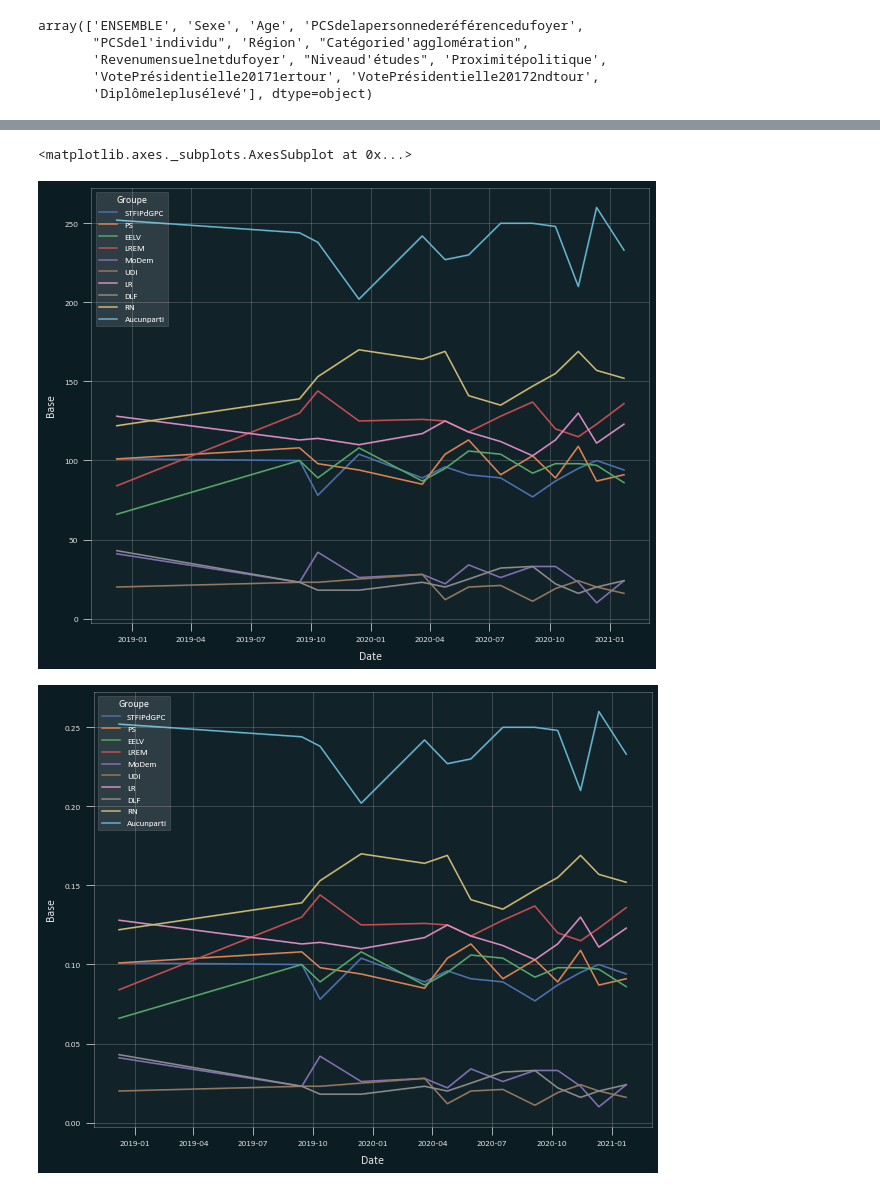
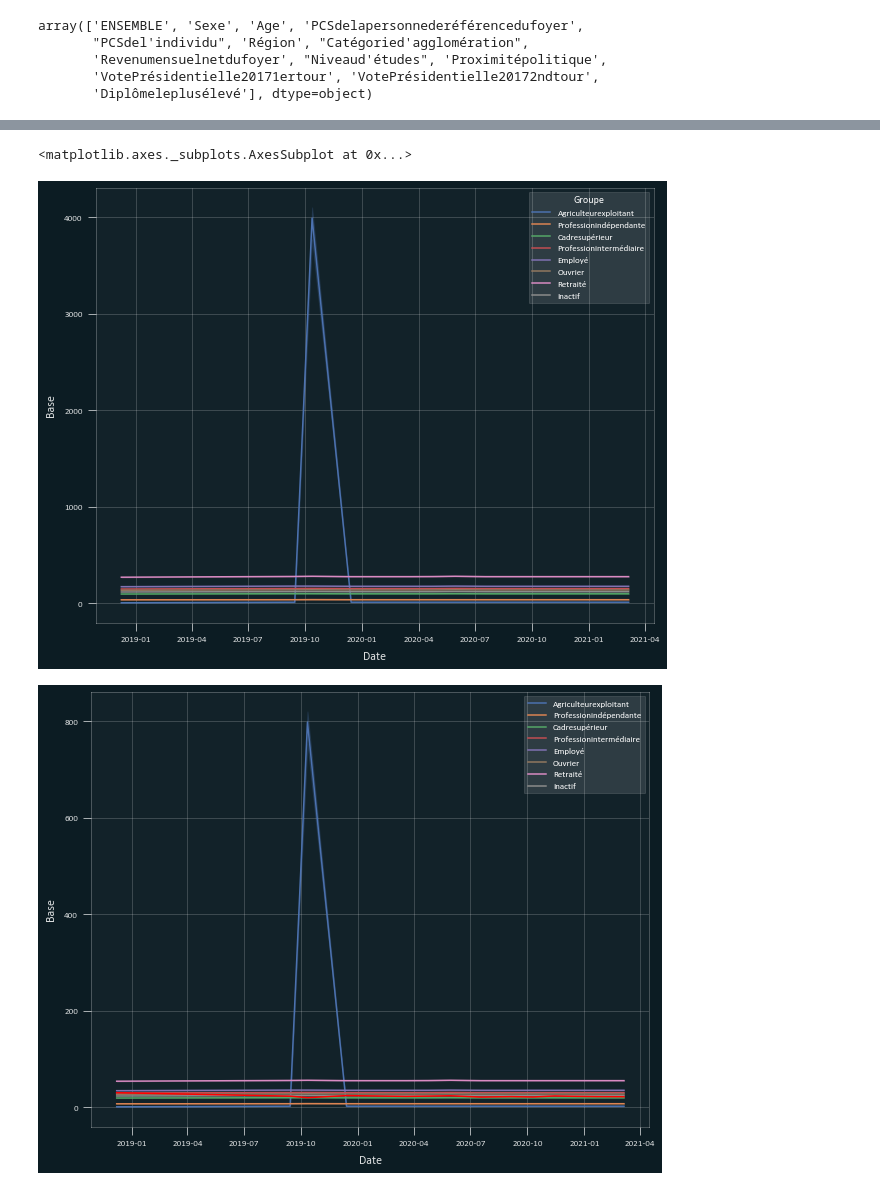
Before and after one commit to NyxAether/mesure_instituts_sondage, a Jupyter notebook: ipsos/ipsos_summary.ipynb, the cells around one changed output, grey strips where cells are left out. Cells and saved outputs as stored; diff of their text form; code cells hidden in the pictures.

```diff
--- a/ipsos/ipsos_summary.ipynb
+++ b/ipsos/ipsos_summary.ipynb
@@ -53,7 +55,7 @@ def error_in_margin(p,n,variation,Za=1.96,double_margin=True):
     # Compute err old values
     old_err=error_p(old_p/100,n,Za)*100
     if double_margin:
-        return (np.abs(variation)<=err+old_err) & variation!=0
+        return (np.abs(variation)<=error_p(p/100,n,2.328)*100) & variation!=0
     else:
         return (np.abs(variation)<=err) & variation!=0
 # %%
@@ -108,8 +110,8 @@ print(sum_in_margin/total_lines)
 Nom ='Edouard PHILIPPE'
 d_margin_err=True
 
-data_f['Inexploitable Favorable']=error_in_margin(data_f['ST Favorable'],data_f["Base"],data_f['Evolution ST Favorable'],1.196,double_margin=d_margin_err)
-data_f['Inexploitable Défavorable']=error_in_margin(data_f['ST Défavorable'],data_f["Base"],data_f['Evolution ST Défavorable'],1.196,double_margin=d_margin_err)
+data_f['Inexploitable Favorable']=error_in_margin(data_f['ST Favorable'],data_f["Base"],data_f['Evolution ST Favorable'],double_margin=d_margin_err)
+data_f['Inexploitable Défavorable']=error_in_margin(data_f['ST Défavorable'],data_f["Base"],data_f['Evolution ST Défavorable'],double_margin=d_margin_err)
 data_f['Erreur Th Favorable']=error_p(data_f['ST Favorable']/100,data_f["Base"])*100
 data_f['Erreur Th Défavorable']=error_p(data_f['ST Défavorable']/100,data_f["Base"],)*100
 data_f['Inexploitable Favorable'].value_counts()
@@ -781,12 +798,13 @@ STDroite(LRUDI)            516
 Name: Groupe, dtype: int64
 # %%
 plt.figure(figsize=(10,8))
-df_plot=data_f[data_f.Categorie=="Proximitépolitique"]
-df_plot=df_plot[df_plot.Groupe.isin(['STFIPdGPC','PS',"EELV",'LREM','MoDem','UDI','LR','DLF','RN','Aucunparti'])]
+df_plot=data_f[data_f.Categorie=="PCSdel'individu"]
+# df_plot=df_plot[df_plot.Groupe.isin(['STFIPdGPC','PS',"EELV",'LREM','MoDem','UDI','LR','DLF','RN','Aucunparti'])]
 sns.lineplot(x='Date',y=df_plot.Base,data=df_plot,hue='Groupe', palette="deep")
 plt.figure(figsize=(10,8))
-sns.lineplot(x='Date',y=df_plot.Base/1000,data=df_plot,hue='Groupe', palette="deep")
+sns.lineplot(x='Date',y=df_plot.Base/5,data=df_plot,hue='Groupe', palette="deep")
+sns.lineplot(x='Date',y='ST Favorable',data=data_f[(data_f.Categorie=='ENSEMBLE') & (data_f.Nom=='Jean-Luc MELENCHON')],color='red')
 # %% [output]
 <matplotlib.axes._subplots.AxesSubplot at 0x...>
-[figure, old version]
+[figure, new version]
-[figure, old version]
+[figure, new version]
```
Also changed, not shown: parts of 34 cells of this notebook, 4 other files.
